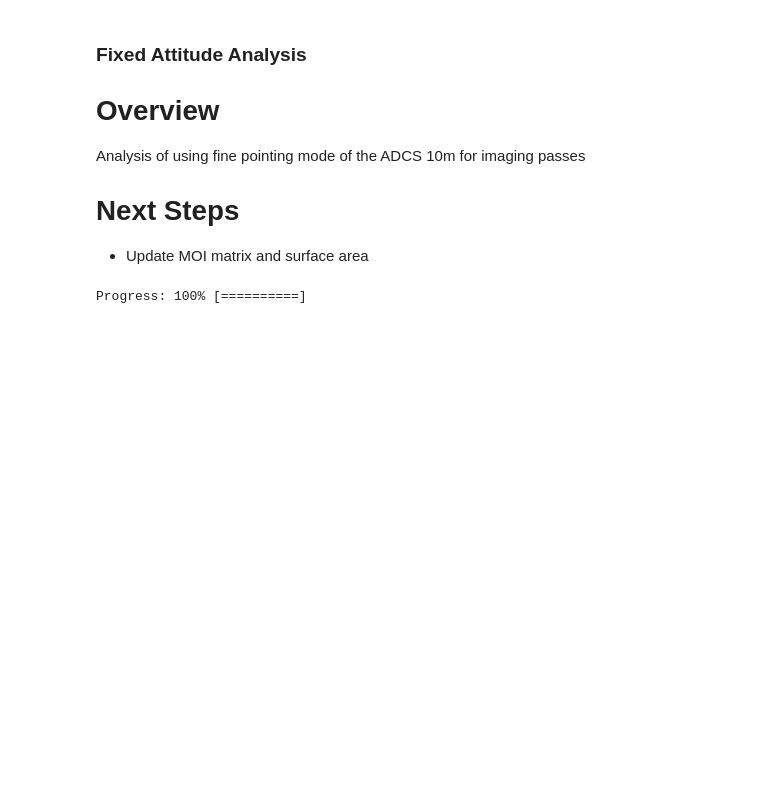
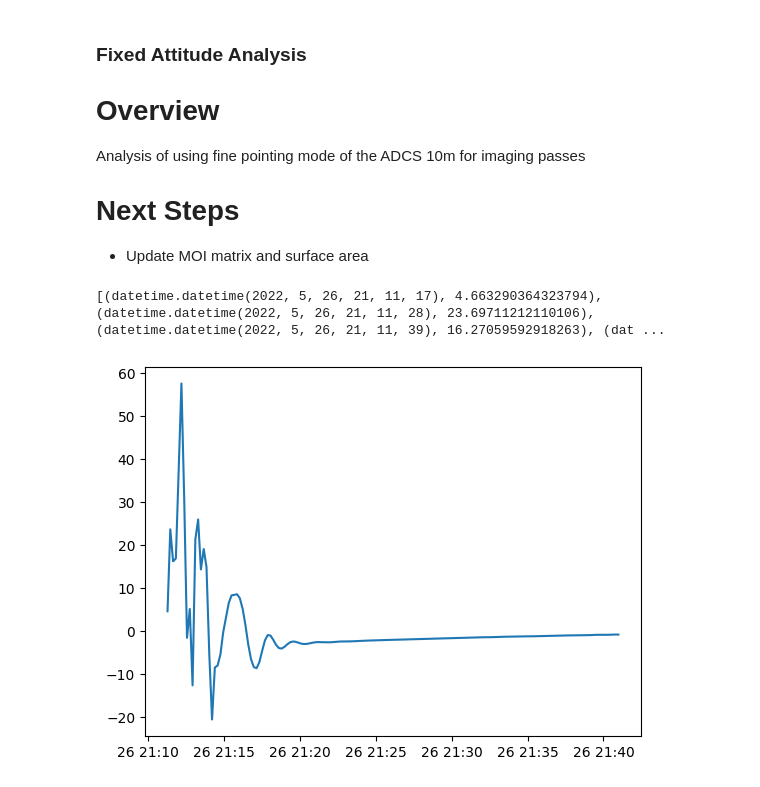
Before and after one commit to utat-ss/adcs-attitude-planning, a Jupyter notebook: analysis/fixed_attitude_june_2024.ipynb, the cells around one changed output. Drawn from its saved outputs; the diff is of its cells as text; code cells hidden in the pictures; blank space fills up the shorter version.

Commit message:
new plots

```diff
--- a/analysis/fixed_attitude_june_2024.ipynb
+++ b/analysis/fixed_attitude_june_2024.ipynb
@@ -14,18 +14,18 @@ sys.path.insert(0, '../')
 # %%
 from attitude_planning.tools.simulator import TensorTechSimulation, SimulatonConfig, Maneuver, AlignmentAxis
 
-MANEUVER = Maneuver.FINE_POINTING
-ALIGN = AlignmentAxis.POS_Z
-SIMULATION_TIME = 30
-QUAT = ["0.966", "0.259", "0.0", "0.0"] # +30 deg on X axis
+# MANEUVER = Maneuver.FINE_POINTING
+# ALIGN = AlignmentAxis.POS_Z
+# SIMULATION_TIME = 30
+# QUAT = ["0.966", "0.259", "0.0", "0.0"] # +30 deg on X axis
 
-config = SimulatonConfig("Fixed Attitude June 2024", MANEUVER, SIMULATION_TIME, ALIGN)
-config.fine_cmd = QUAT
-sim = TensorTechSimulation(config)
-sim.run()
-sim.save("fine_pointing_june_2024.json")
+# config = SimulatonConfig("Fixed Attitude June 2024", MANEUVER, SIMULATION_TIME, ALIGN)
+# config.fine_cmd = QUAT
+# sim = TensorTechSimulation(config)
+# sim.run()
+# sim.save("fine_pointing_june_2024.json")
+
+sim = TensorTechSimulation.from_file("fine_pointing_june_2024.json")
-# %% [output]
-Progress: 100% [==========]
 # %%
 from attitude_planning.classes.simulation import Simulation
 
@@ -37,3 +37,10 @@ simulation.derive_data()
 from attitude_planning.visualization.scanlines import animate_sim_lla
 
 animate_sim_lla(simulation)
+# %%
+from attitude_planning.visualization.quantity import plot_quantity, Quantity
+
+plot_quantity(simulation, Quantity.SCANLINE_ROTATION)
+# %% [output]
+[(datetime.datetime(2022, 5, 26, 21, 11, 17), 4.663290364323794), (datetime.datetime(2022, 5, 26, 21, 11, 28), 23.69711212110106), (datetime.datetime(2022, 5, 26, 21, 11, 39), 16.27059592918263), (dat ...
+[figure, added]
```
Also changed, not shown: parts of 1 cell of this notebook, 3 other files.
